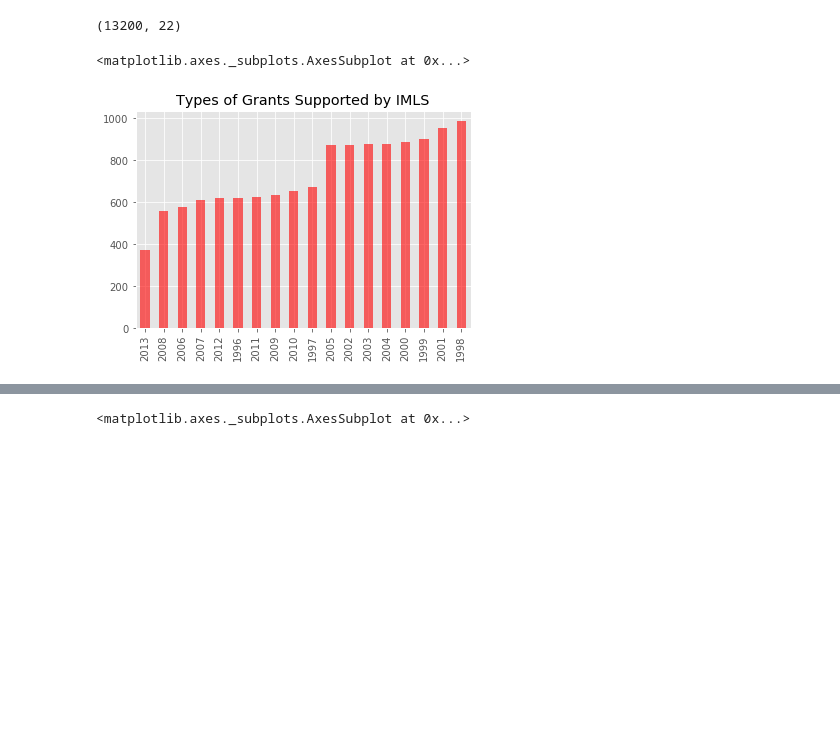
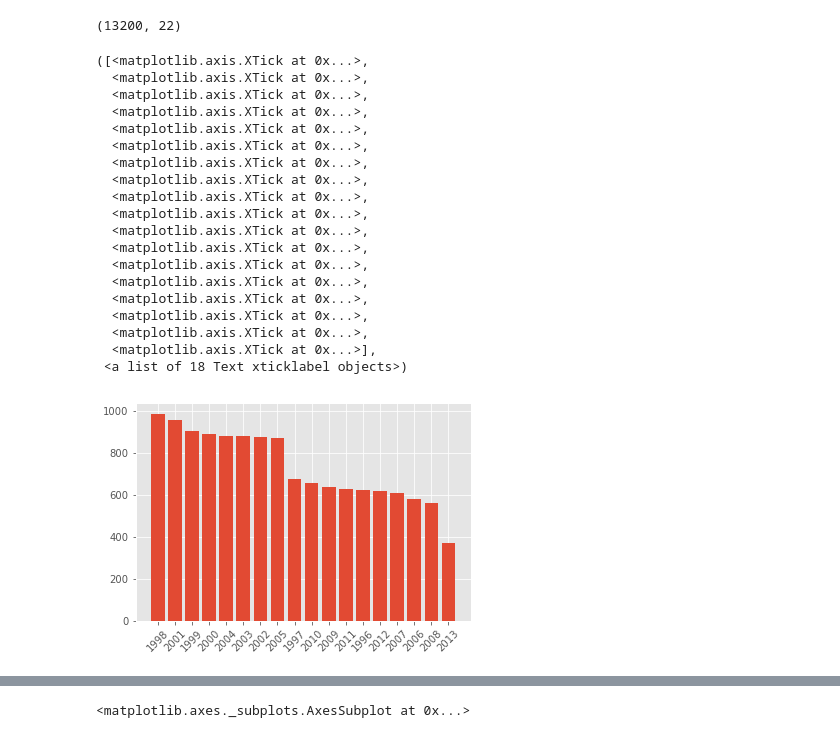
Before and after one commit to UIUC-iSchool-DataViz/project-spring2017, a Jupyter notebook: part2/Component 2 Interactive, Bespoke Visualization.ipynb, the cells around one changed output, grey strips where cells are left out. Drawn from its saved outputs; the diff is of its cells as text; code cells hidden in the pictures; blank space fills up the shorter version.

Commit message:
duo plots
Duo Plots!

```diff
--- a/part2/Component 2 Interactive, Bespoke Visualization.ipynb
+++ b/part2/Component 2 Interactive, Bespoke Visualization.ipynb
@@ -209,8 +209,30 @@ imls.shape
 # %% [output]
 (13200, 22)
 # %%
-imls_by_year = imls["Fiscal_year"].value_counts().sort_values(ascending = True)
-imls_by_year.plot(kind="bar",alpha=0.6,color='red',title='Types of Grants Supported by IMLS')
+imls_by_year = imls["Fiscal_year"].value_counts().to_dict()
+len(imls_by_year.values())
+plt.bar(np.arange(18),imls_by_year.values())
+plt.xticks(np.arange(18),imls_by_year.keys(),rotation=45)
+
+#imls_by_year.plot(kind="bar",alpha=0.6,color='red',title='Types of Grants Supported by IMLS')
 # %% [output]
-<matplotlib.axes._subplots.AxesSubplot at 0x...>
+([<matplotlib.axis.XTick at 0x...>,
+  <matplotlib.axis.XTick at 0x...>,
+  <matplotlib.axis.XTick at 0x...>,
+  <matplotlib.axis.XTick at 0x...>,
+  <matplotlib.axis.XTick at 0x...>,
+  <matplotlib.axis.XTick at 0x...>,
+  <matplotlib.axis.XTick at 0x...>,
+  <matplotlib.axis.XTick at 0x...>,
+  <matplotlib.axis.XTick at 0x...>,
+  <matplotlib.axis.XTick at 0x...>,
+  <matplotlib.axis.XTick at 0x...>,
+  <matplotlib.axis.XTick at 0x...>,
+  <matplotlib.axis.XTick at 0x...>,
+  <matplotlib.axis.XTick at 0x...>,
+  <matplotlib.axis.XTick at 0x...>,
+  <matplotlib.axis.XTick at 0x...>,
+  <matplotlib.axis.XTick at 0x...>,
+  <matplotlib.axis.XTick at 0x...>],
+ <a list of 18 Text xticklabel objects>)
-[figure, old version]
+[figure, new version]
```
Also changed, not shown: parts of 2 cells of this notebook, 3 other files.
